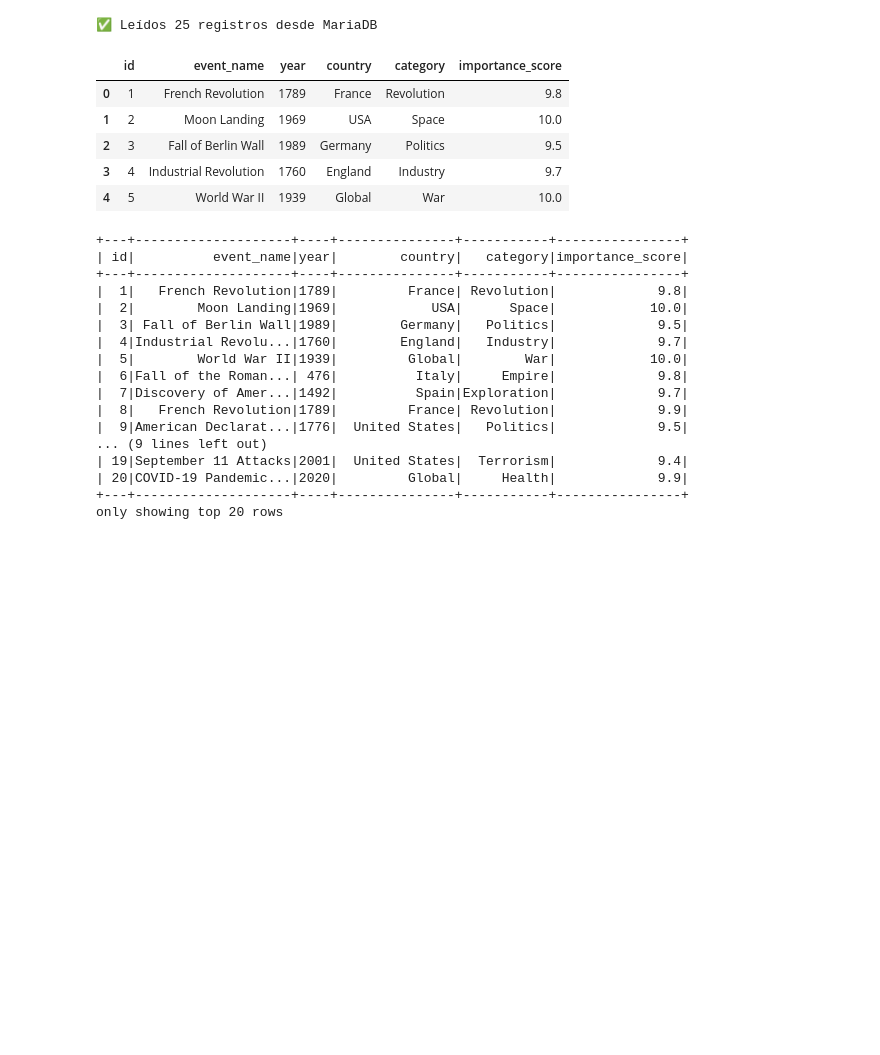
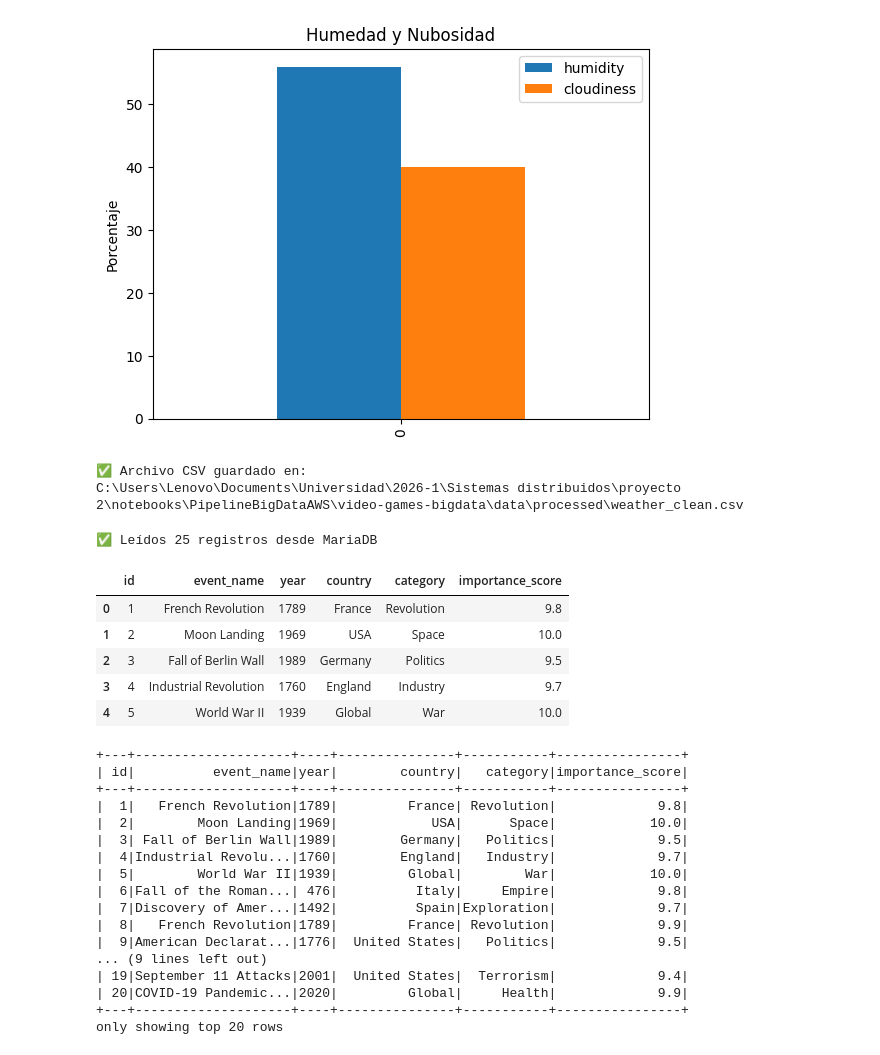
Before and after one commit to ssabogall/PipelineBigDataAWS, a Jupyter notebook: video-games-bigdata/notebooks/Distributed Multi-source ETL Notebook.ipynb, the cells around one changed output. Cells and saved outputs as stored; diff of their text form; code cells hidden in the pictures; blank space fills up the shorter version.

```diff
--- a/video-games-bigdata/notebooks/Distributed Multi-source ETL Notebook.ipynb
+++ b/video-games-bigdata/notebooks/Distributed Multi-source ETL Notebook.ipynb
@@ -92,3 +185,23 @@ except Exception as e:
+# %%
+df_clean[
+    ["humidity", "cloudiness"]
+].plot(kind="bar")
+
+plt.title("Humedad y Nubosidad")
+plt.ylabel("Porcentaje")
+
+plt.show()
+# %% [output]
+[figure, added]
+# %%
+# Guardar como CSV (ya está guardado desde df_clean.to_csv)
+# Si deseas formato parquet, necesitarías instalar: pip install pyarrow
+# Por ahora usamos CSV que ya está disponible
+
+print(f"✅ Archivo CSV guardado en:\n{csv_path}")
+# %% [output]
+✅ Archivo CSV guardado en:
+C:\Users\Lenovo\Documents\Universidad\2026-1\Sistemas distribuidos\proyecto 2\notebooks\PipelineBigDataAWS\video-games-bigdata\data\processed\weather_clean.csv
 # %%
 # Cadena de conexión correcta para MariaDB sin contraseña
 # Formato: mysql+pymysql://usuario:contraseña@host:puerto/base_de_datos
```
Also changed, not shown: parts of 18 cells of this notebook, 2 other files.
